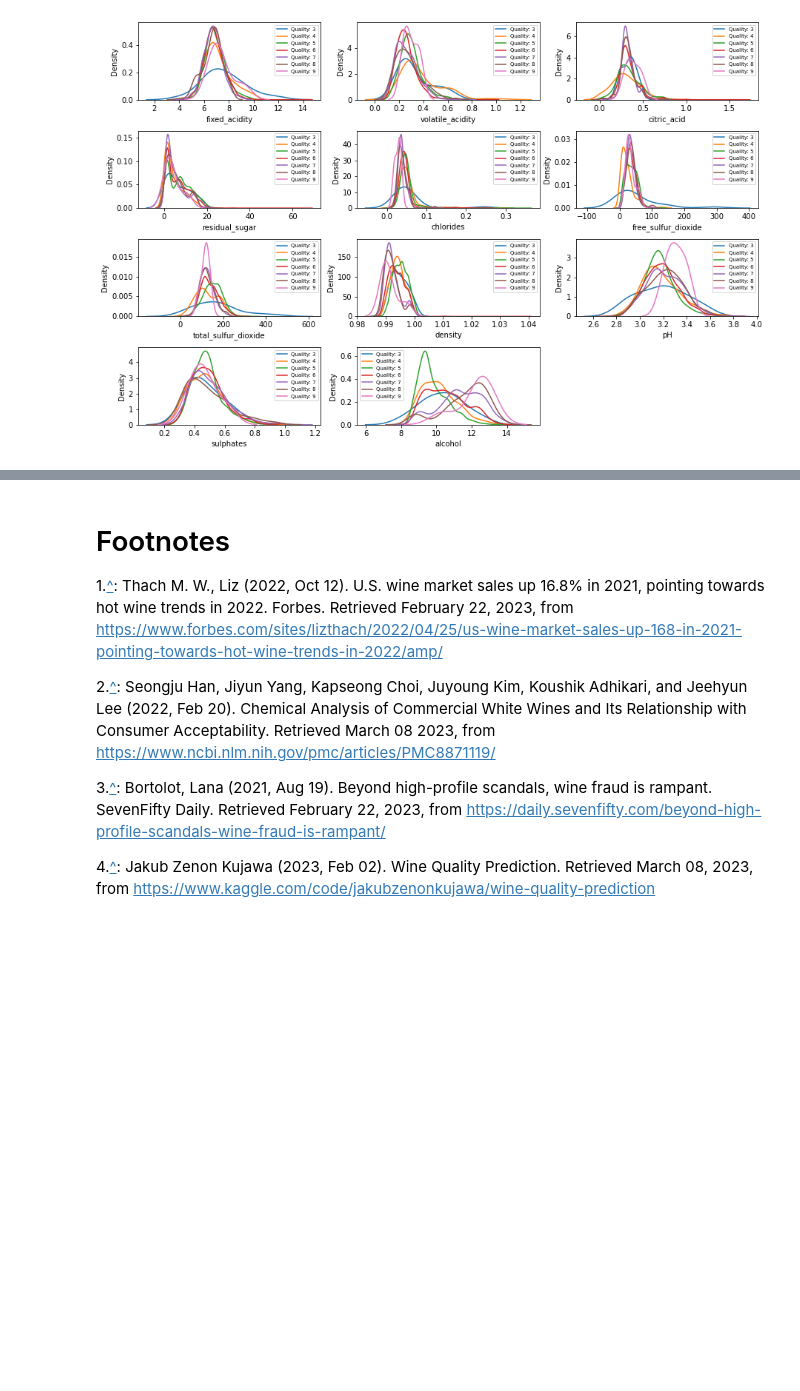
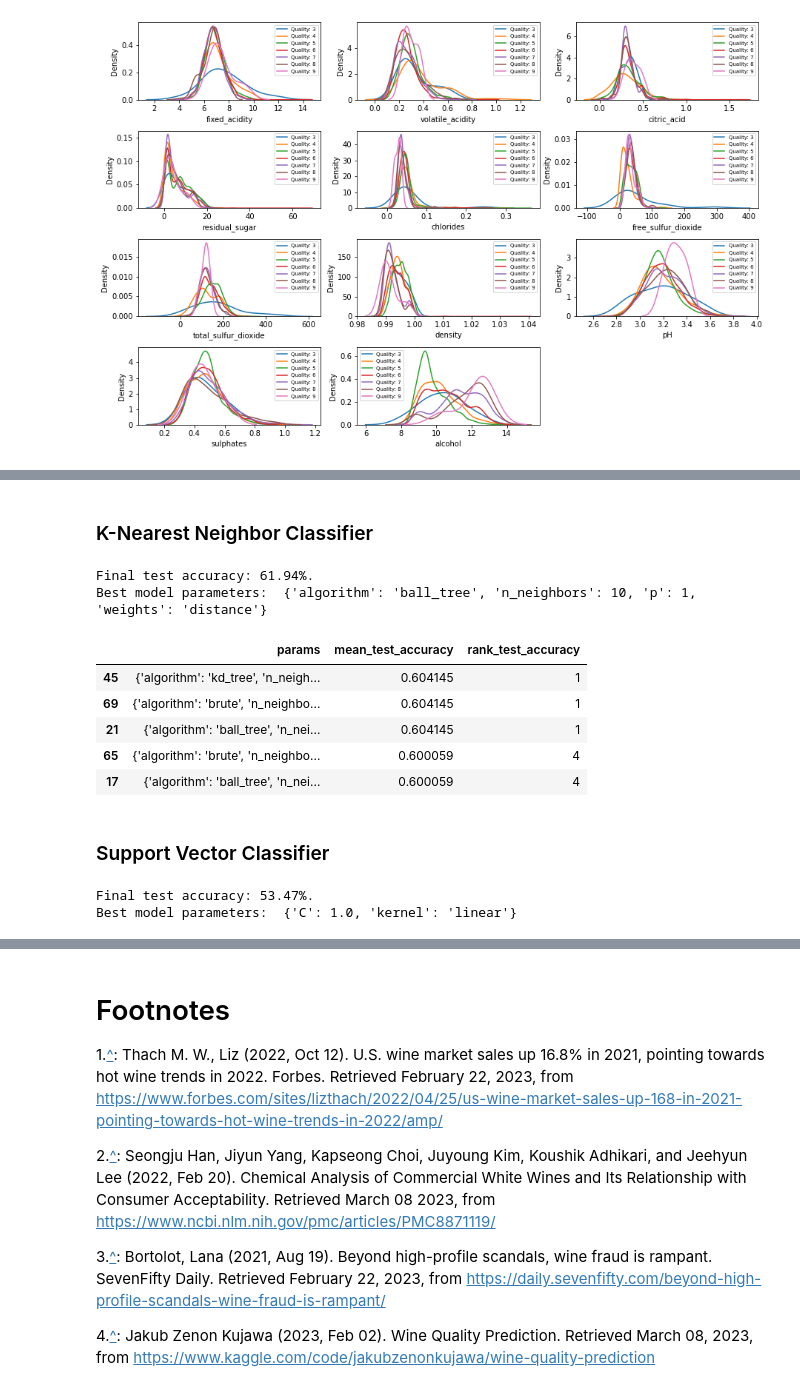
Before and after one commit to COGS118A/Group009-Wi23, a Jupyter notebook: FinalProjectGroup009-Wi23.ipynb, the cells around one changed output, grey strips where cells are left out. Drawn from its saved outputs; the diff is of its cells as text; code cells hidden in the pictures; blank space fills up the shorter version.

```diff
--- a/FinalProjectGroup009-Wi23.ipynb
+++ b/FinalProjectGroup009-Wi23.ipynb
@@ -457,0 +214,62 @@ In conclusion, we are able to predict whether the wine is good or not to some de
+# %%
+# Get input features and output labels
+X, y = white_wine_data.drop(columns='quality'), white_wine_data['quality']
+
+# Shuffle the raw data
+X, y = shuffle(X, y, random_state=0)
+
+# Generate training, and test dataset by using a ratio of 8:2
+X_train, X_test, y_train, y_test = train_test_split(X, y, test_size=0.2, random_state=42, stratify=y)
+
+# preprocssor pipeline
+scaler = StandardScaler()
+imp = SimpleImputer(missing_values=np.nan, strategy='mean')
+preprocessor = Pipeline([("scaler", scaler), ("imputer", imp)])
+preprocessor.fit_transform(X_train, y_train)
+
+# specify the 5 * 5 repeated k-fold cross-validation type
+rkf = RepeatedKFold(n_splits=5, n_repeats=5, random_state=42)
+
+# metrics used in cross-validation
+metrics = ['accuracy']
+# %% [markdown]
+### K-Nearest Neighbor Classifier
+# %%
+# Baisc model
+knn = KNeighborsClassifier()
+
+# hyper-parameters
+params_knn = {
+    'n_neighbors': [1, 2, 3, 4, 5, 10],
+    'weights': ['uniform', 'distance'],
+    'algorithm': ['ball_tree', 'kd_tree', 'brute'],
+    'p': [1, 2]
+}
+
+# Set up a grid search model, use 10-fold cross-validation
+clf_knn = GridSearchCV(estimator=knn, cv=10, param_grid=params_knn, scoring=metrics, refit='accuracy', verbose=2)
+
+# training and testing
+clf_knn.fit(X_train, y_train)
+acc_knn = clf_knn.score(X_test, y_test)
+# %%
+print('Final test accuracy: {:.2f}%.'.format(acc_knn * 100))
+print("Best model parameters: ", clf_knn.best_params_)
+# %% [output]
+Final test accuracy: 61.94%.
+Best model parameters:  {'algorithm': 'ball_tree', 'n_neighbors': 10, 'p': 1, 'weights': 'distance'}
+# %%
+# Show the best five models with parameters
+data_knn = pd.DataFrame(clf_knn.cv_results_)
+data_knn_ = data_knn[['params', 'mean_test_accuracy', 'rank_test_accuracy']].sort_values('rank_test_accuracy')
+pd.set_option('display.max_colwidth', None)
+data_knn_[:5]
+# %% [output]
+|  | params | mean_test_accuracy | rank_test_accuracy |
+| 45 | {'algorithm': 'kd_tree', 'n_neigh... | 0.604145 | 1 |
+| 69 | {'algorithm': 'brute', 'n_neighbo... | 0.604145 | 1 |
+| 21 | {'algorithm': 'ball_tree', 'n_nei... | 0.604145 | 1 |
+| 65 | {'algorithm': 'brute', 'n_neighbo... | 0.600059 | 4 |
+| 17 | {'algorithm': 'ball_tree', 'n_nei... | 0.600059 | 4 |
+# %% [markdown]
+### Support Vector Classifier
@@ -457,0 +292,6 @@ In conclusion, we are able to predict whether the wine is good or not to some de
+# %%
+print('Final test accuracy: {:.2f}%.'.format(acc_svc * 100))
+print("Best model parameters: ", clf_svc.best_params_)
+# %% [output]
+Final test accuracy: 53.47%.
+Best model parameters:  {'C': 1.0, 'kernel': 'linear'}
```
Also changed, not shown: parts of 67 cells of this notebook, 1 other file.
